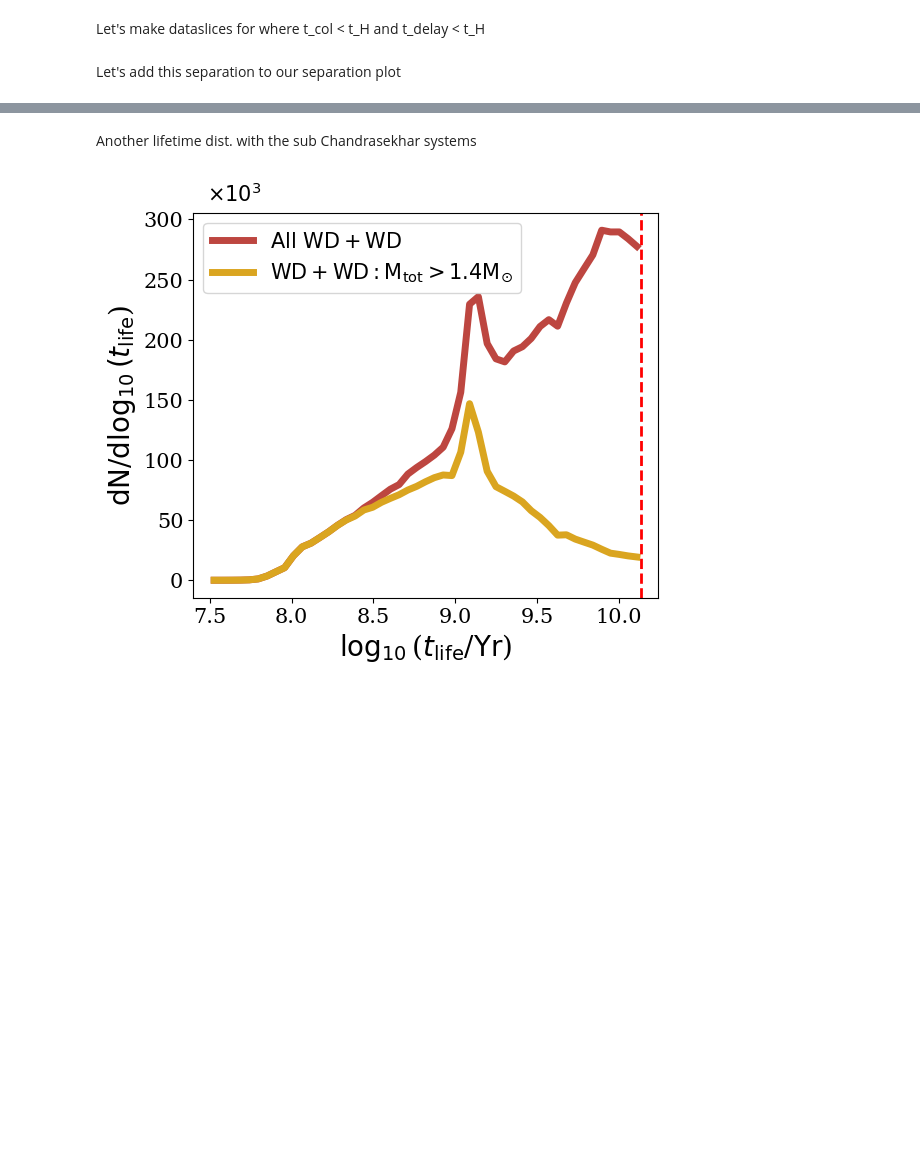
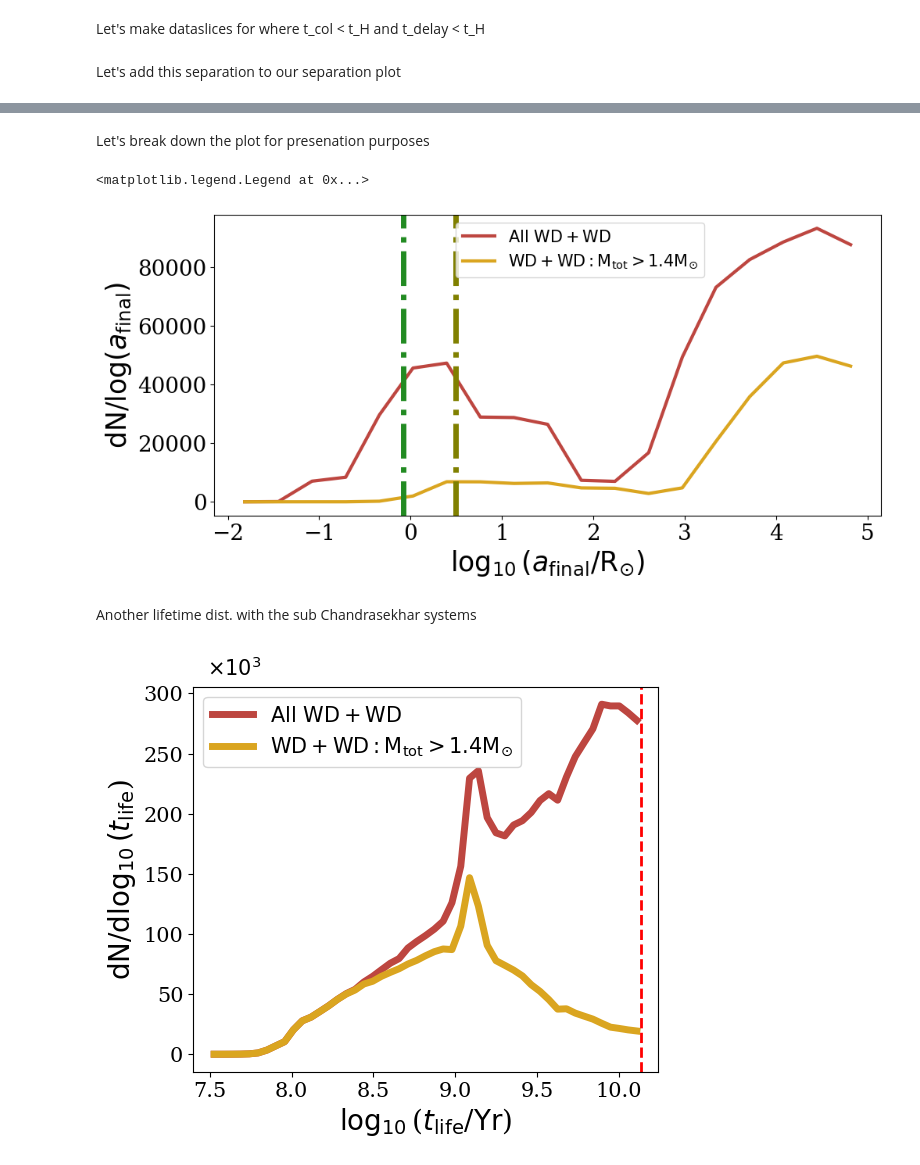
Before and after one commit to melanie-santiago26/research_work, a Jupyter notebook: making_figures/WD_WD_postprocessing.ipynb, the cells around one changed output, grey strips where cells are left out. Cells and saved outputs as stored; diff of their text form; code cells hidden in the pictures; blank space fills up the shorter version.

Commit message:
presentation plots

```diff
--- a/making_figures/WD_WD_postprocessing.ipynb
+++ b/making_figures/WD_WD_postprocessing.ipynb
@@ -671,4 +672,76 @@ plt.legend(loc='upper left',bbox_to_anchor=(0.45,1),fontsize=15)
 [figure]
+# %% [markdown]
+Let's break down the plot for presenation purposes
+# %%
+
+plt.figure(figsize=(11,5))
+# below makes it so if i change the number of bins or anything like that it will not change th eshaoe if the distribution
+
+# in histograms usually want to take the log of the value rather than changing the y or xscale to log
+# helps us keep track of what values we are actually plotting
+separations_log = np.log10(SP_WDWD_data_sb_chandra['SemiMajorAxis'])
+hist, bin_edges = np.histogram(separations_log, weights=SP_WDWD_data_sb_chandra['mixture_weight'],bins=np.linspace(-2,5,20))
+center_bins = (bin_edges[:-1] + bin_edges[1:])/2
+bin_width = np.diff(bin_edges)
+
+plt.plot(center_bins,hist/bin_width, color='#BD4640',lw=3,label=r'$\mathrm{All}$ $\mathrm{WD+WD}$')
+
+# systems where M_tot > 1.4 solar masses
+separations_log_chandra = np.log10(SP_WDWD_data_chandra['SemiMajorAxis'])
+hist_chandra, bin_edges_chandra = np.histogram(separations_log_chandra, weights=SP_WDWD_data_chandra['mixture_weight'],bins=np.linspace(-2,5,20))
+center_bins_chandra = (bin_edges_chandra[:-1] + bin_edges_chandra[1:])/2
+bin_width_chandra = np.diff(bin_edges_chandra)
+
+plt.plot(center_bins_chandra,hist_chandra/bin_width_chandra,lw=3,color='goldenrod', label=r'$\mathrm{WD+WD: M_{tot} > 1.4 M_{\odot}}$')
+
+# # small coalescence times
+# separations_log_col = np.log10(SP_WDWD_col['SemiMajorAxis'])
+# hist_col, bin_edges_col = np.histogram(separations_log_col, weights=SP_WDWD_col['mixture_weight'],bins=np.linspace(-2,5,20))
+# center_bins_col = (bin_edges_col[:-1] + bin_edges_col[1:])/2
+# bin_width_col = np.diff(bin_edges_col)
+
+# # plt.plot(center_bins_col,hist_col/bin_width_col,color='black')
+# plt.fill_between(center_bins_col, hist_col/bin_width_col,
+#                 alpha=0.15,
+#                 color="grey")#,label=r'LVK BNS Rate $\mathrm{z=0.2}$')
+
+# # small delay times
+# separations_log_delay = np.log10(SP_WDWD_delay['SemiMajorAxis'])
+# hist_delay, bin_edges_delay = np.histogram(separations_log_delay, weights=SP_WDWD_delay['mixture_weight'],bins=np.linspace(-2,5,20))
+# center_bins_delay = (bin_edges_delay[:-1] + bin_edges_delay[1:])/2
+# bin_width_delay = np.diff(bin_edges_delay)
+
+# # plt.plot(center_bins_delay,hist_delay/bin_width_delay,color='grey')
+# plt.fill_between(center_bins_delay, hist_delay/bin_width_delay,
+#                 alpha=0.15,
+#                 color="slategray")#,label=r'LVK BNS Rate $\mathrm{z=0.2}$')
+
+
+### adding the extra separation conditions
+
+## max(m2), min(m1)
+plt.axvline(np.log10(separation_tdel),color='olive',linestyle='-.',linewidth=5)#,ymin=0,ymax=80000)#, label=r'$t_{delay} < t_{hubble}$')
+# plt.vlines(np.log10(separation_tcol), color='darkseagreen',linestyle='-.',linewidth=5,ymin=0,ymax=80000)#, label=r'$t_{col} < t_{hubble}$')
+plt.axvline(np.log10(separation_stellar_merger),color='forestgreen',linestyle='-.',linewidth=5)#,ymin=0,ymax=80000)#, label=r'$t_{delay}(r_{1} + r_{2} < a)$')
+
+
+
+## labeling
+plt.xlabel(r"$\log_{10}(a_{\mathrm{final}}/\mathrm{R_{\odot}})$",fontsize=25)
+plt.ylabel(r"$\mathrm{dN}$/$\log(a_{\mathrm{final}})$",fontsize=25)
+plt.xticks(fontsize=20)
+plt.yticks(fontsize=20)
+
+## plt.ticks
+
+
+plt.legend(loc='upper left',bbox_to_anchor=(0.35,1),fontsize=15)
+
+## save figure
+# plt.savefig("separations_distribution.pdf",bbox_inches='tight',pad_inches=0.1)
+# %% [output]
+<matplotlib.legend.Legend at 0x...>
+[figure, added]
 # %% [markdown]
 Another lifetime dist. with the sub Chandrasekhar systems
 # %%
```
Also changed, not shown: parts of 1 cell of this notebook, 1 other file.
